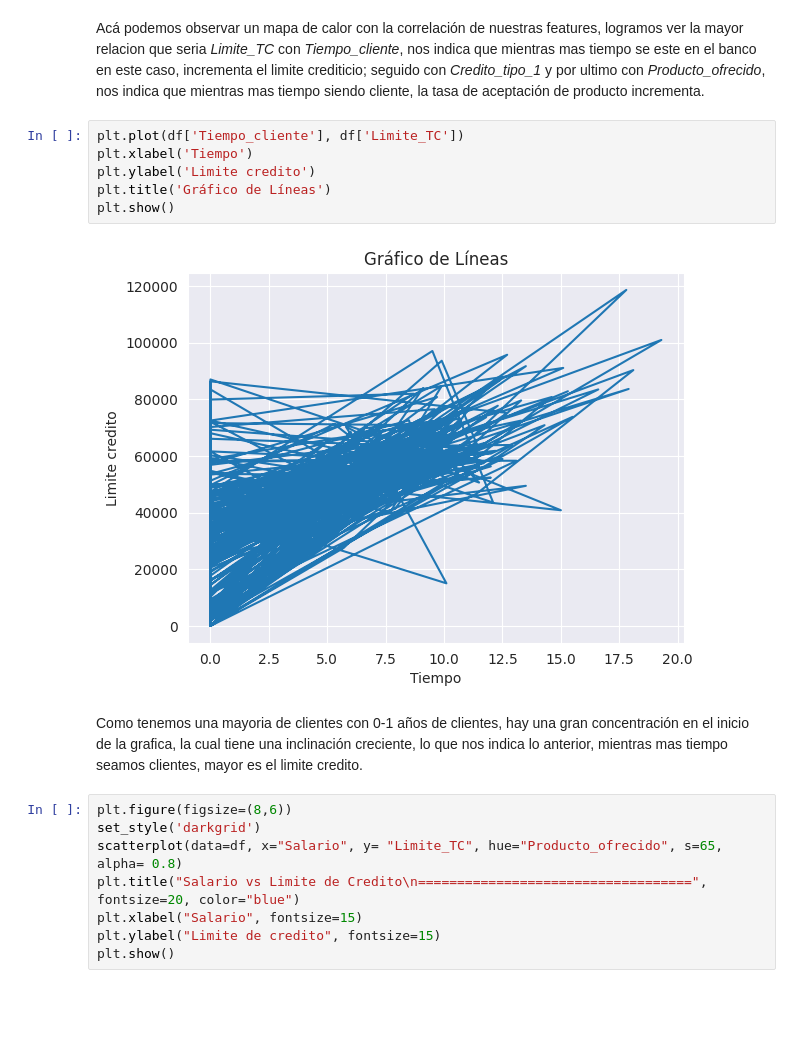
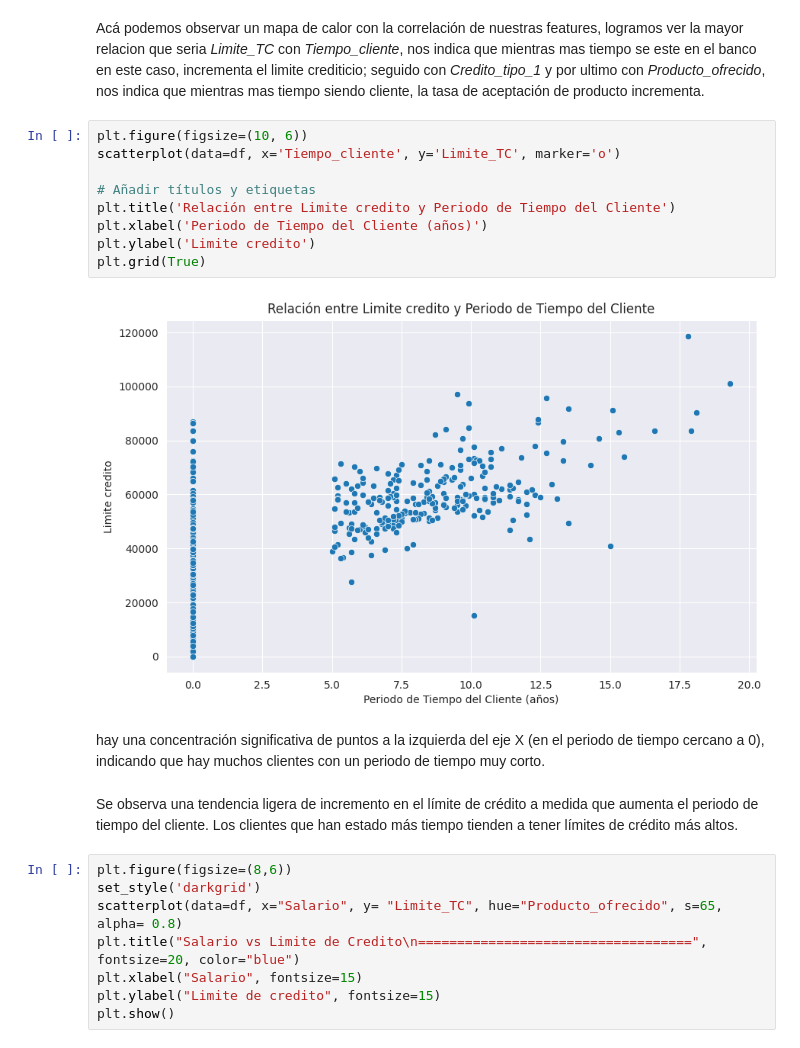
Before and after one commit to LuisMachadoSaa/Briefcase_project, a Jupyter notebook: Project_02/scripts/Analysis.ipynb, the cells around one changed output. Saved outputs shown, nothing was run; the diff lists cells and outputs as text; blank space fills up the shorter version.

```diff
--- a/Project_02/scripts/Analysis.ipynb
+++ b/Project_02/scripts/Analysis.ipynb
@@ -382,16 +385,21 @@ plt.show()
 [figure]
 # %% [markdown]
 Acá podemos observar un mapa de calor con la correlación de nuestras features, logramos ver la mayor relacion que seria *Limite_TC* con *Tiempo_cliente*, nos indica que mientras mas tiempo se este en el banco en este caso, incrementa el limite crediticio; seguido con *Credito_tipo_1* y por ultimo con *Producto_ofrecido*, nos indica que mientras mas tiempo siendo cliente, la tasa de aceptación de producto incrementa.
-# %%
-plt.plot(df['Tiempo_cliente'], df['Limite_TC'])
-plt.xlabel('Tiempo')
-plt.ylabel('Limite credito')
-plt.title('Gráfico de Líneas')
-plt.show()
-# %% [output]
-[figure, removed]
-# %% [markdown]
-Como tenemos una mayoria de clientes con 0-1 años de clientes, hay una gran concentración en el inicio de la grafica, la cual tiene una inclinación creciente, lo que nos indica lo anterior, mientras mas tiempo seamos clientes, mayor es el limite credito.
+# %%
+plt.figure(figsize=(10, 6))
+scatterplot(data=df, x='Tiempo_cliente', y='Limite_TC', marker='o')
+
+# Añadir títulos y etiquetas
+plt.title('Relación entre Limite credito y Periodo de Tiempo del Cliente')
+plt.xlabel('Periodo de Tiempo del Cliente (años)')
+plt.ylabel('Limite credito')
+plt.grid(True)
+# %% [output]
+[figure, added]
+# %% [markdown]
+hay una concentración significativa de puntos a la izquierda del eje X (en el periodo de tiempo cercano a 0), indicando que hay muchos clientes con un periodo de tiempo muy corto.
+# %% [markdown]
+Se observa una tendencia ligera de incremento en el límite de crédito a medida que aumenta el periodo de tiempo del cliente. Los clientes que han estado más tiempo tienden a tener límites de crédito más altos.
 # %%
 plt.figure(figsize=(8,6))
 set_style('darkgrid')
```
Also changed, not shown: parts of 2 cells of this notebook.
